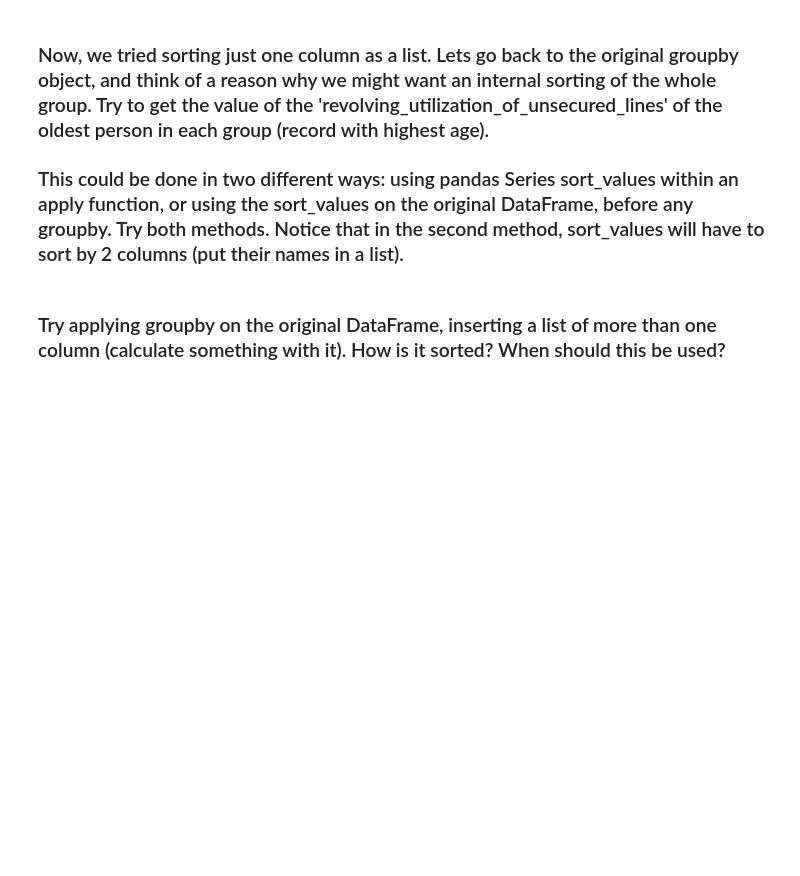
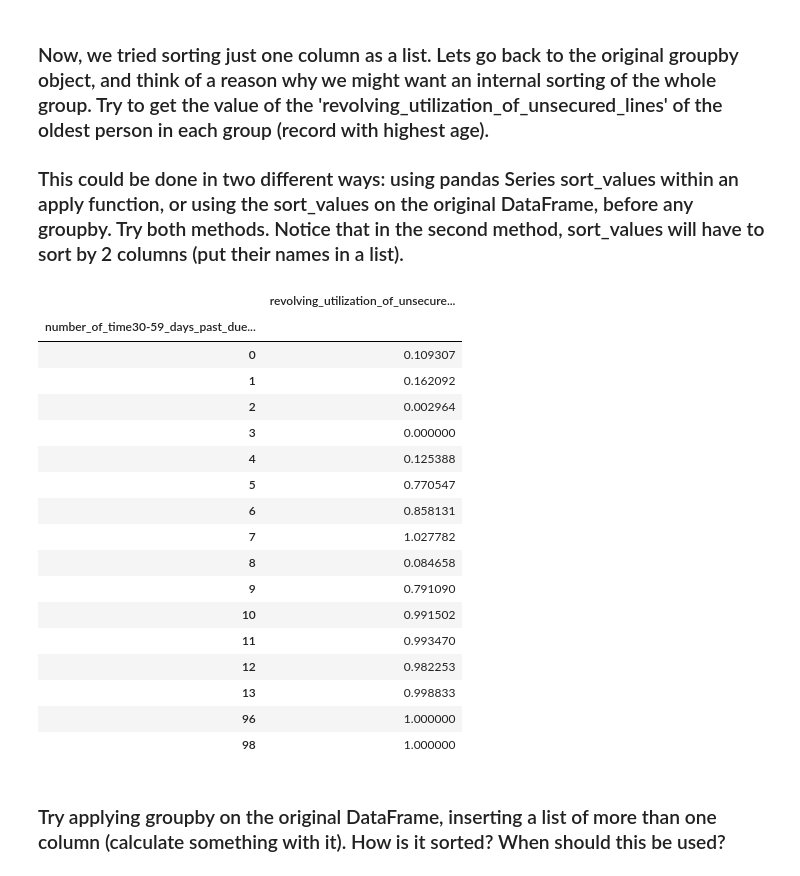
Before and after one commit to anat-vainer/python_training, a Jupyter notebook: groupby_exercise.ipynb, the cells around one changed output. Saved outputs shown, nothing was run; the diff lists cells and outputs as text; code cells hidden in the pictures; blank space fills up the shorter version.

```diff
--- a/groupby_exercise.ipynb
+++ b/groupby_exercise.ipynb
@@ -337,6 +354,27 @@ random_ages
 # %% [markdown]
 ### Now, we tried sorting just one column as a list. Lets go back to the original groupby object, and think of a reason why we might want an internal sorting of the whole group. Try to get the value of the 'revolving_utilization_of_unsecured_lines' of the oldest person in each group (record with highest age).
 ### This could be done in two different ways: using pandas Series sort_values within an apply function, or using the sort_values on the original DataFrame, before any groupby. Try both methods. Notice that in the second method, sort_values will have to sort by 2 columns (put their names in a list).
+# %%
+pd.DataFrame(df.iloc[list(g['age'].idxmax())]['revolving_utilization_of_unsecured_lines'].values, index = df.iloc[list(g['age'].idxmax())]['number_of_time30-59_days_past_due_not_worse'], columns = ['revolving_utilization_of_unsecured_lines'])
+# %% [output]
+|  | revolving_utilization_of_unsecure... |
+| number_of_time30-59_days_past_due... |  |
+| 0 | 0.109307 |
+| 1 | 0.162092 |
+| 2 | 0.002964 |
+| 3 | 0.000000 |
+| 4 | 0.125388 |
+| 5 | 0.770547 |
+| 6 | 0.858131 |
+| 7 | 1.027782 |
+| 8 | 0.084658 |
+| 9 | 0.791090 |
+| 10 | 0.991502 |
+| 11 | 0.993470 |
+| 12 | 0.982253 |
+| 13 | 0.998833 |
+| 96 | 1.000000 |
+| 98 | 1.000000 |
 # %% [markdown]
 ### Try applying groupby on the original DataFrame, inserting a list of more than one column (calculate something with it). How is it sorted? When should this be used?
 # %%
```
Also changed, not shown: parts of 6 cells of this notebook.
